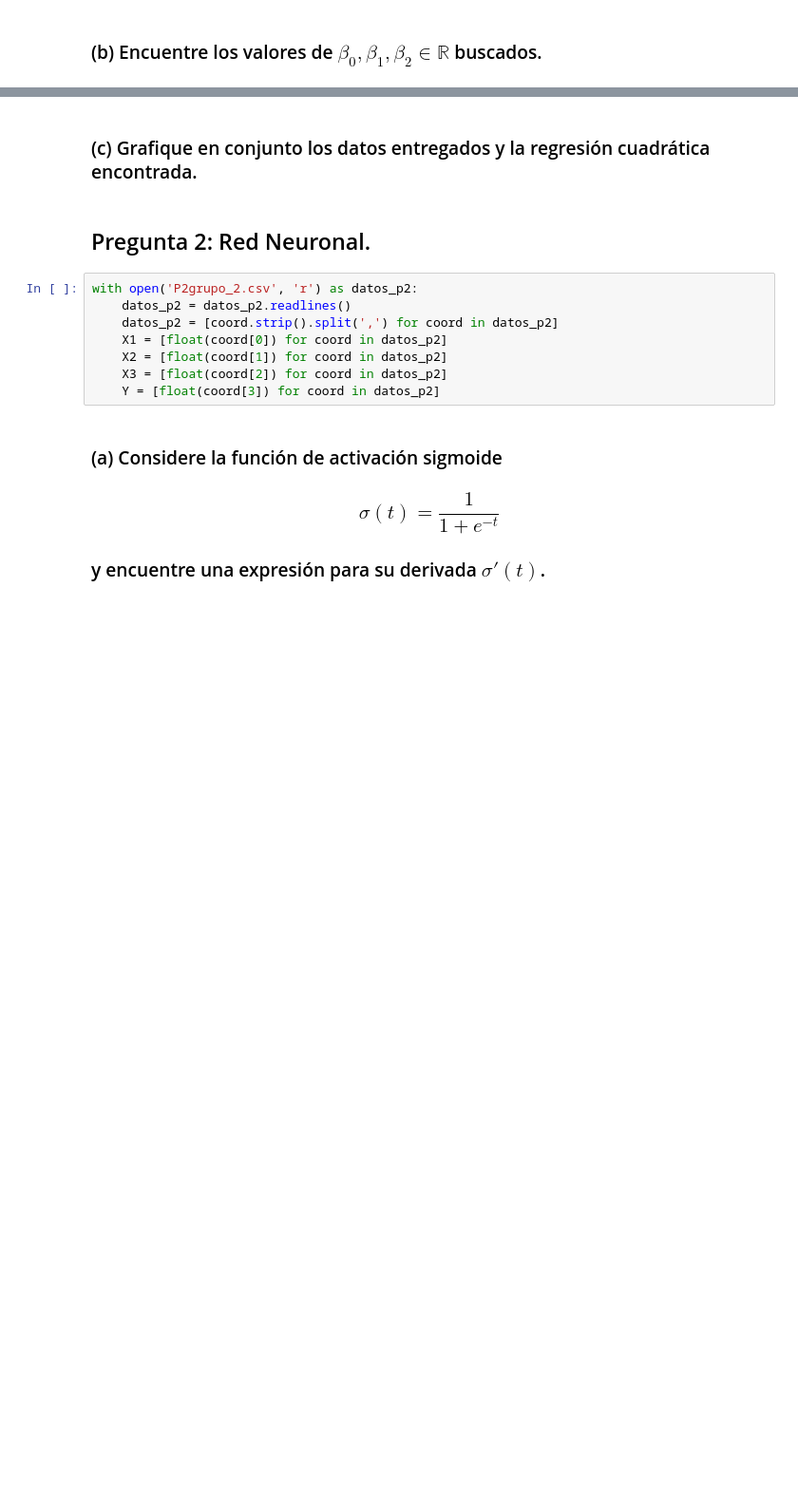
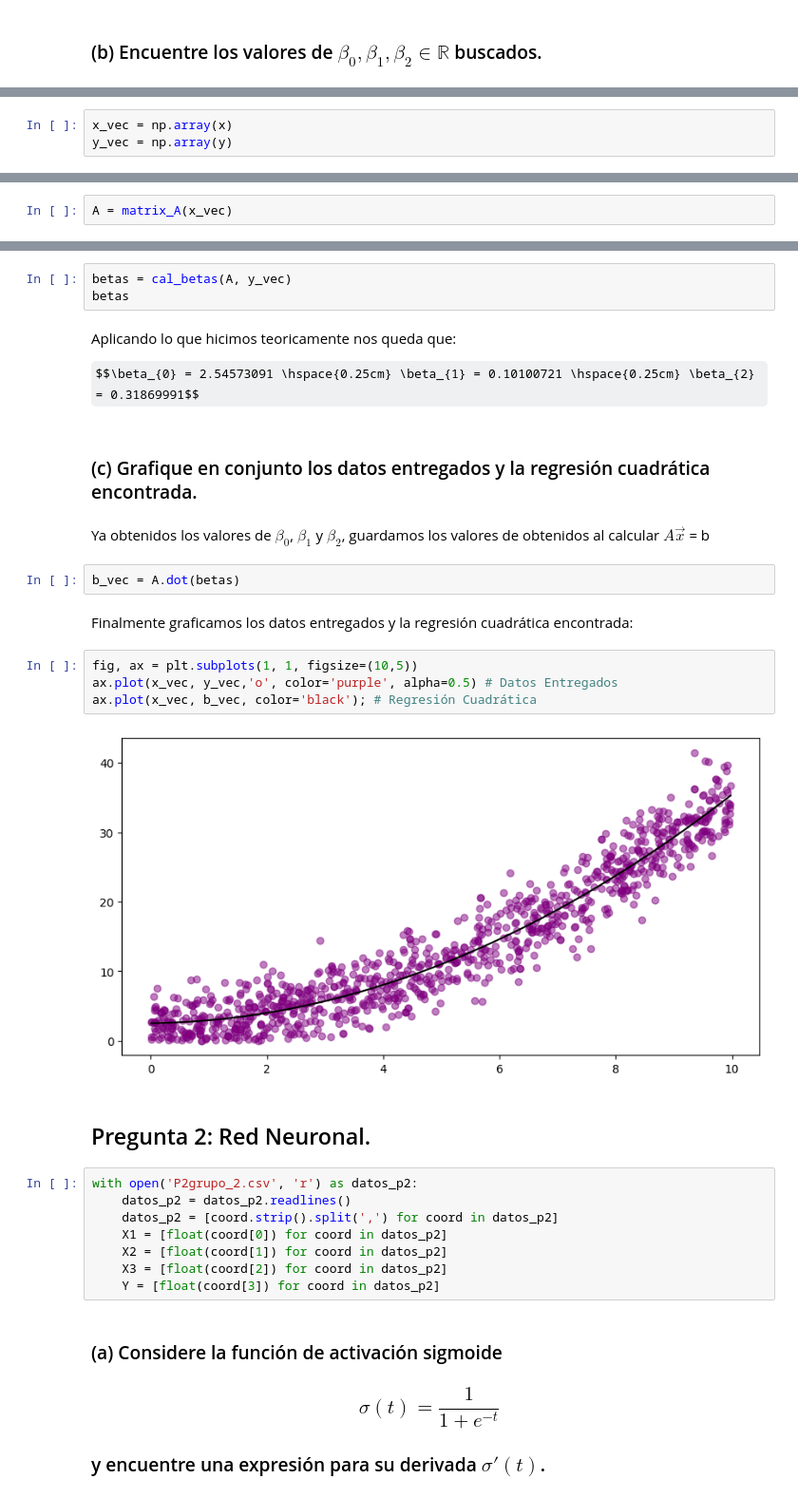
Before and after one commit to MatiasAPineda/Tarea-1-IMT2220-1, a Jupyter notebook: Tarea1_IMT2220_Grupo2.ipynb, the cells around one changed output, grey strips where cells are left out. Shown at 95% size. Drawn from its saved outputs; the diff is of its cells as text; some formulas as TeX source; blank space fills up the shorter version.

```diff
--- a/Tarea1_IMT2220_Grupo2.ipynb
+++ b/Tarea1_IMT2220_Grupo2.ipynb
@@ -124,0 +133,3 @@ def matrix_dot_matrix(A, B):
+# %%
+x_vec = np.array(x)
+y_vec = np.array(y)
@@ -124,0 +138,2 @@ def matrix_dot_matrix(A, B):
+# %%
+A = matrix_A(x_vec)
@@ -125,5 +142,24 @@ def matrix_dot_matrix(A, B):
+# %%
+betas = cal_betas(A, y_vec)
+betas
+# %% [markdown]
+Aplicando lo que hicimos teoricamente nos queda que:
+
+$$\beta_{0} = 2.54573091 \hspace{0.25cm} \beta_{1} = 0.10100721 \hspace{0.25cm} \beta_{2} = 0.31869991$$
 # %% [markdown]
 ### (c) Grafique en conjunto los datos entregados y la regresión cuadrática encontrada.
+# %% [markdown]
+Ya obtenidos los valores de $\beta_{0}$, $\beta_{1}$ y $\beta_{2}$, guardamos los valores de obtenidos al calcular $A\vec{x}$ = b
+# %%
+b_vec = A.dot(betas)
+# %% [markdown]
+Finalmente graficamos los datos entregados y la regresión cuadrática encontrada:
+# %%
+fig, ax = plt.subplots(1, 1, figsize=(10,5))
+ax.plot(x_vec, y_vec,'o', color='purple', alpha=0.5) # Datos Entregados
+ax.plot(x_vec, b_vec, color='black'); # Regresión Cuadrática
+# %% [output]
+[figure, added]
 # %% [markdown]
 ## Pregunta 2: Red Neuronal.
 # %%
```
Also changed, not shown: parts of 13 cells of this notebook.
